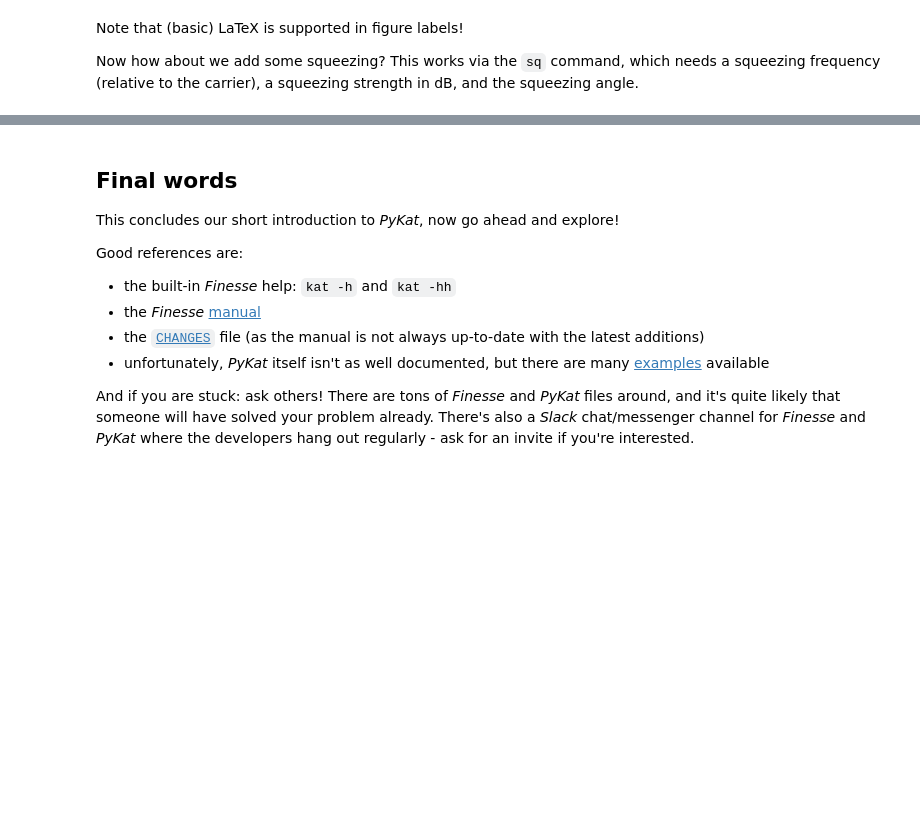
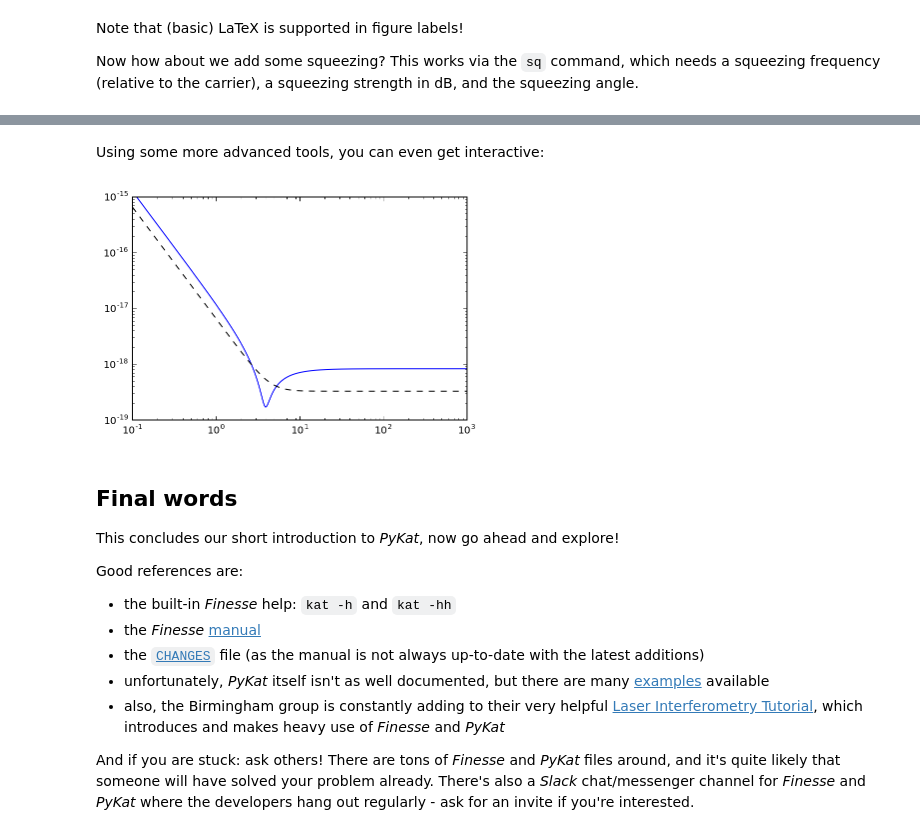
Before and after one commit to sestei/pykat_tutorial, a Jupyter notebook: pykat_tutorial.ipynb, the cells around one changed output, grey strips where cells are left out. Cells and saved outputs as stored; diff of their text form; code cells hidden in the pictures; blank space fills up the shorter version.

Commit message:
added link to Birmingham's Laser Interferometry Tutorial

```diff
--- a/pykat_tutorial.ipynb
+++ b/pykat_tutorial.ipynb
@@ -244,3 +244,20 @@ legend();
+# %% [markdown]
+Using some more advanced tools, you can even get interactive:
+# %%
+nosqz = result['PDsens']
+# %%
+from ipywidgets import interact, IntSlider
+
+kat.SQZ.db = 10
+def plot_sqz(angle):
+    kat.SQZ.angle = angle
+    result = kat.run()
+    loglog(result.x, result['PDsens'], result.x, nosqz, 'k--')
+    ylim(1e-19,1e-15)
+
+interact(plot_sqz, angle=IntSlider(min=0, max=90, continuous_update=False));
+# %% [output]
+[figure, added]
 # %% [markdown]
 ## Final words
 
@@ -252,5 +269,6 @@ Good references are:
   * the _Finesse_ [manual](http://kvasir.sr.bham.ac.uk/redmine/attachments/download/131/Finesse_2.0_manual.pdf)
   * the [`CHANGES`](http://www.gwoptics.org/finesse/download/CHANGES) file (as the manual is not always up-to-date with the latest additions)
   * unfortunately, _PyKat_ itself isn't as well documented, but there are many [examples](https://gitlab.aei.uni-hannover.de/finesse/pykat/tree/master/examples) available
+  * also, the Birmingham group is constantly adding to their very helpful [Laser Interferometry Tutorial](http://www.gwoptics.org/learn/index.html), which introduces and makes heavy use of _Finesse_ and _PyKat_
 
 And if you are stuck: ask others! There are tons of _Finesse_ and _PyKat_ files around, and it's quite likely that someone will have solved your problem already. There's also a _Slack_ chat/messenger channel for _Finesse_ and _PyKat_ where the developers hang out regularly - ask for an invite if you're interested.
```
Also changed, not shown: parts of 6 cells of this notebook.
